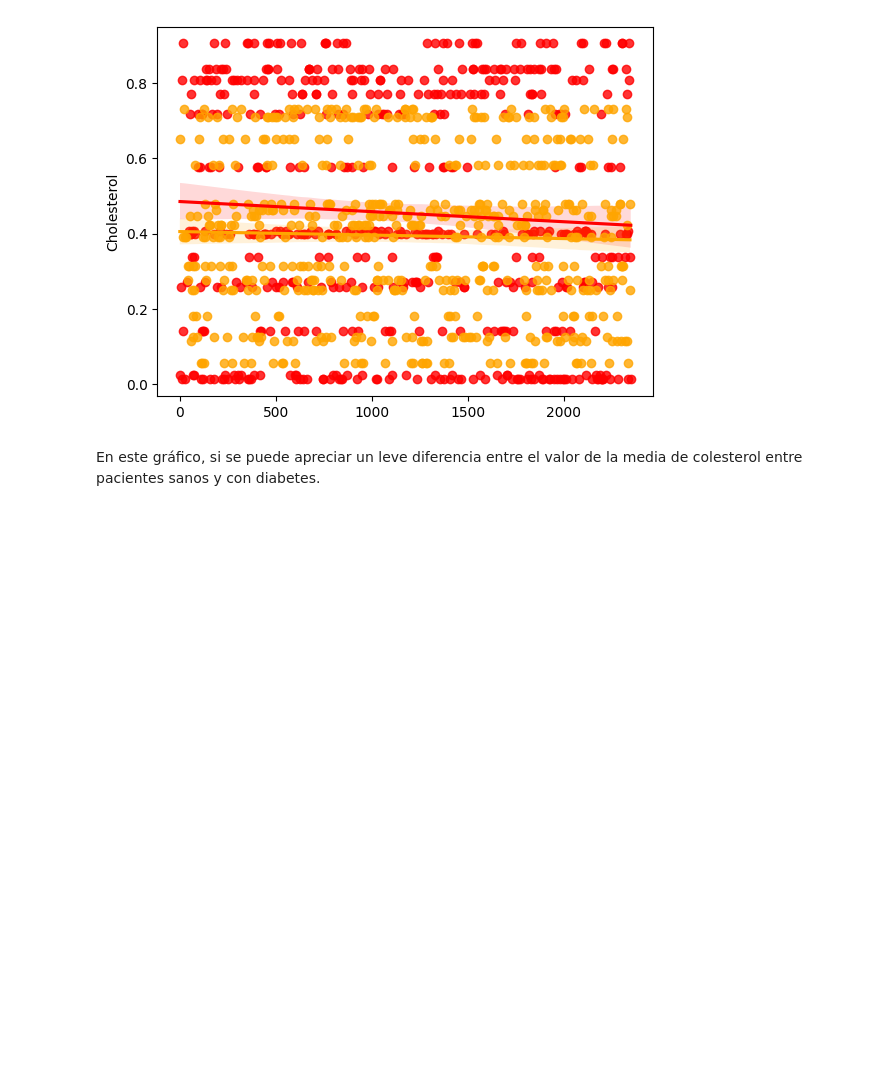
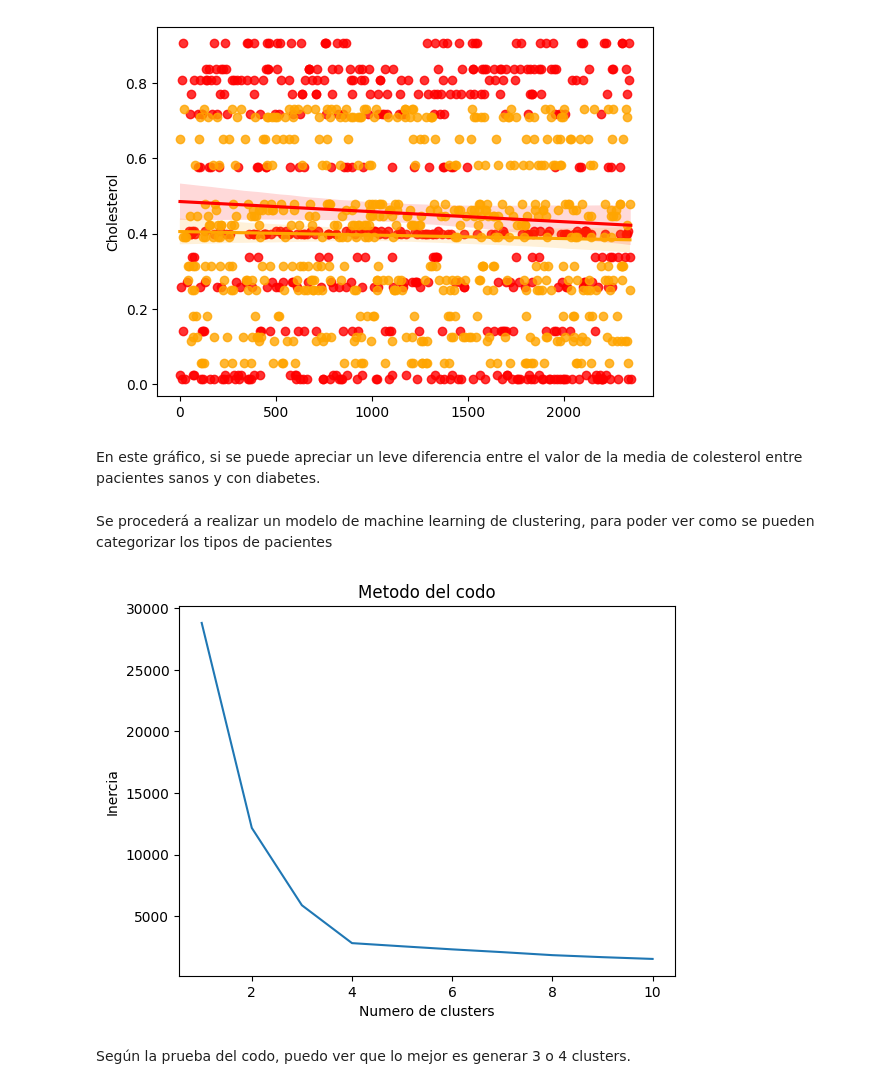
Before and after one commit to borisValdez/DataScience, a Jupyter notebook: ProyectoDS_ParteI_Boris.ipynb, the cells around one changed output. Drawn from its saved outputs; the diff is of its cells as text; code cells hidden in the pictures; blank space fills up the shorter version.

```diff
--- a/ProyectoDS_ParteI_Boris.ipynb
+++ b/ProyectoDS_ParteI_Boris.ipynb
@@ -202,3 +206,5 @@ sns.regplot(x =indice2 , y = df_sano['Cholesterol'],
 [figure]
 # %% [markdown]
 En este gráfico, si se puede apreciar un leve diferencia entre el valor de la media de colesterol entre pacientes sanos y con diabetes.
+# %% [markdown]
+Se procederá a realizar un modelo de machine learning de clustering, para poder ver como se pueden categorizar los tipos de pacientes
@@ -204,0 +214,16 @@ En este gráfico, si se puede apreciar un leve diferencia entre el valor de la m
+# %%
+X, y = make_blobs(n_samples=3000, centers=4, cluster_std=0.70, random_state=0)
+wcss = []
+for i in range(1, 11):
+    kmeans = KMeans(n_clusters=i, init='k-means++', max_iter=300, n_init=10, random_state=0)
+    kmeans.fit(X)
+    wcss.append(kmeans.inertia_)
+plt.plot(range(1, 11), wcss)
+plt.title('Metodo del codo')
+plt.xlabel('Numero de clusters')
+plt.ylabel('Inercia')
+plt.show()
+# %% [output]
+[figure, added]
+# %% [markdown]
+Según la prueba del codo, puedo ver que lo mejor es generar 3 o 4 clusters.
```
Also changed, not shown: parts of 14 cells of this notebook.
